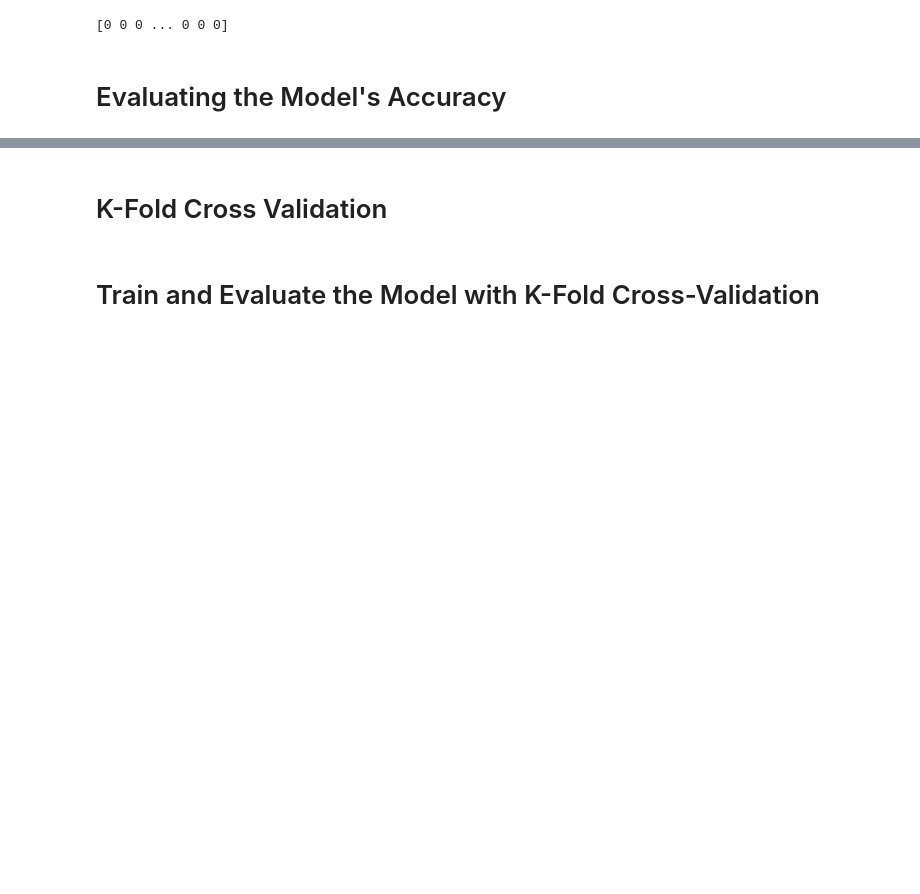
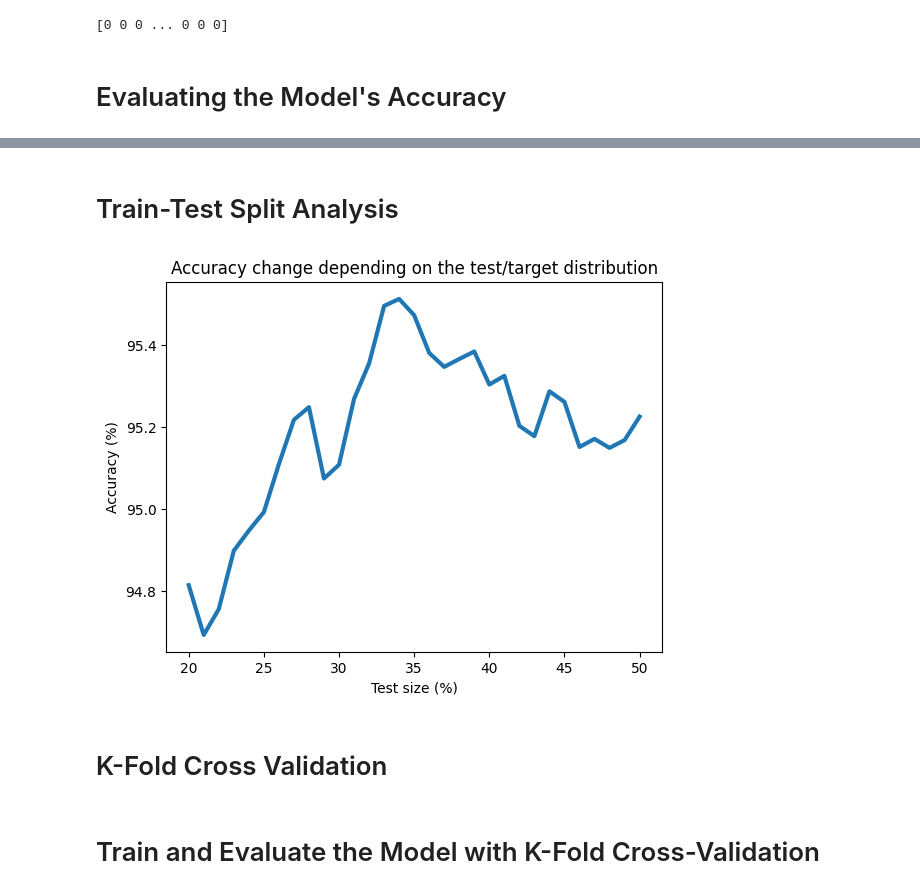
Before and after one commit to artjom2281337/predictive-1, a Jupyter notebook: main.ipynb, the cells around one changed output, grey strips where cells are left out. Drawn from its saved outputs; the diff is of its cells as text; code cells hidden in the pictures; blank space fills up the shorter version.

```diff
--- a/main.ipynb
+++ b/main.ipynb
@@ -144,3 +183,22 @@ accuracy_score(target_test, target_pred)
+# %% [markdown]
+# Train-Test Split Analysis
+# %%
+knn = KNeighborsClassifier(BEST_K_VALUE)
+accuracies = []
+
+for i in range(20, 51):
+    data_train, data_test, target_train, target_test = train_test_split(df_data, df_target, test_size=i / 100, shuffle=True, random_state=0)
+    knn.fit(data_train, target_train)
+    target_pred = knn.predict(data_test)
+    accuracies.append(accuracy_score(target_test, target_pred))
+
+plt.plot(range(20, 51), list(map(lambda x: x * 100, accuracies)), linewidth=3)
+plt.title("Accuracy change depending on the test/target distribution")
+plt.ylabel("Accuracy (%)")
+plt.xlabel("Test size (%)")
+plt.show()
+# %% [output]
+[figure, added]
 # %% [markdown]
 # K-Fold Cross Validation
 # %%
```
Also changed, not shown: parts of 9 cells of this notebook.
